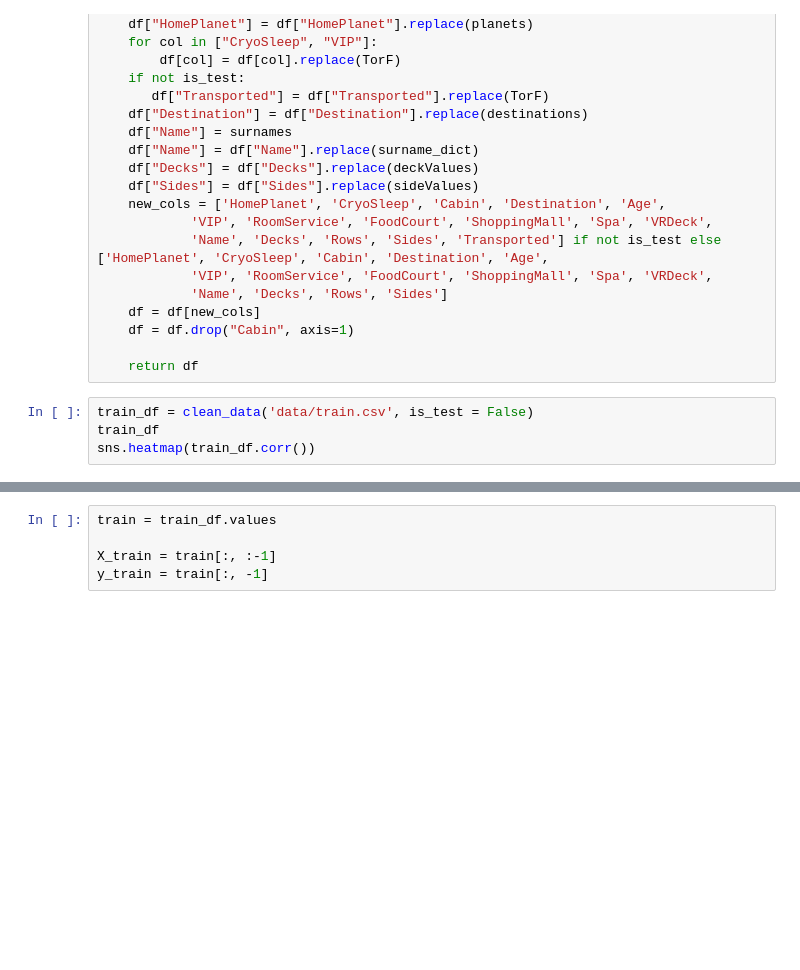
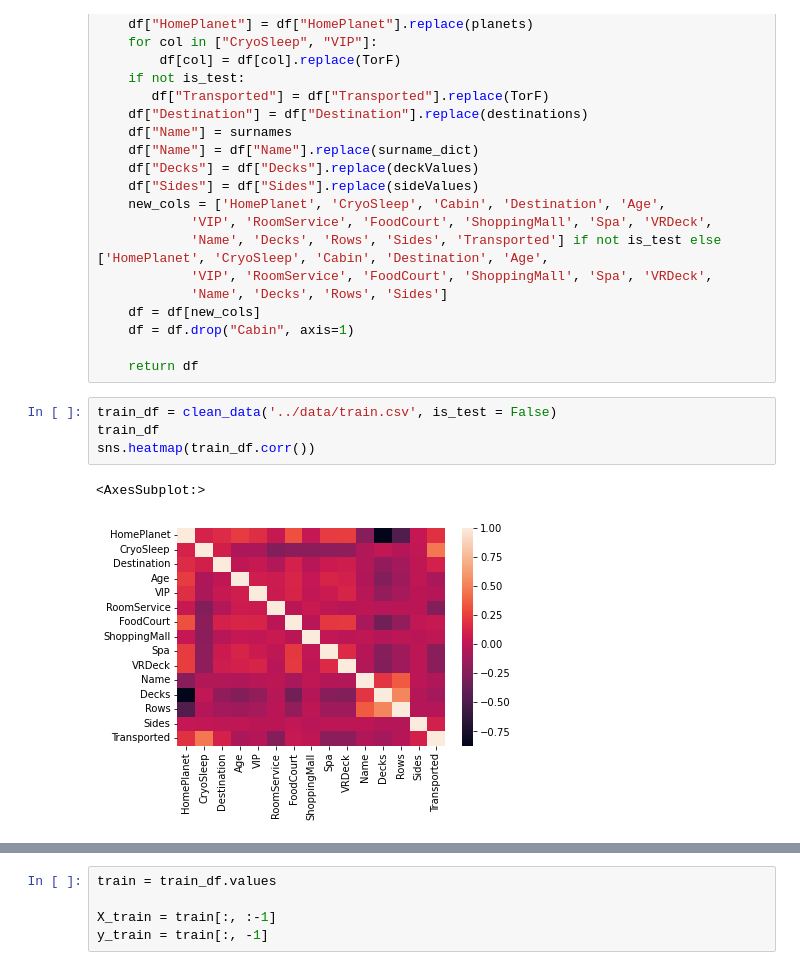
Before and after one commit to Joshua-Elms/kaggle, a Jupyter notebook: spaceship_titanic/code/first_attempt.ipynb, the cells around one changed output, grey strips where cells are left out. Drawn from its saved outputs; the diff is of its cells as text; blank space fills up the shorter version.

```diff
--- a/spaceship_titanic/code/first_attempt.ipynb
+++ b/spaceship_titanic/code/first_attempt.ipynb
@@ -59,7 +60,10 @@ def clean_data(path, id_col = 0, is_test = False):
 
     return df
 # %%
-train_df = clean_data('data/train.csv', is_test = False)
+train_df = clean_data('../data/train.csv', is_test = False)
 train_df
 sns.heatmap(train_df.corr())
+# %% [output]
+<AxesSubplot:>
+[figure, added]
 # %%
```
Also changed, not shown: parts of 18 cells of this notebook, 2 other files.
